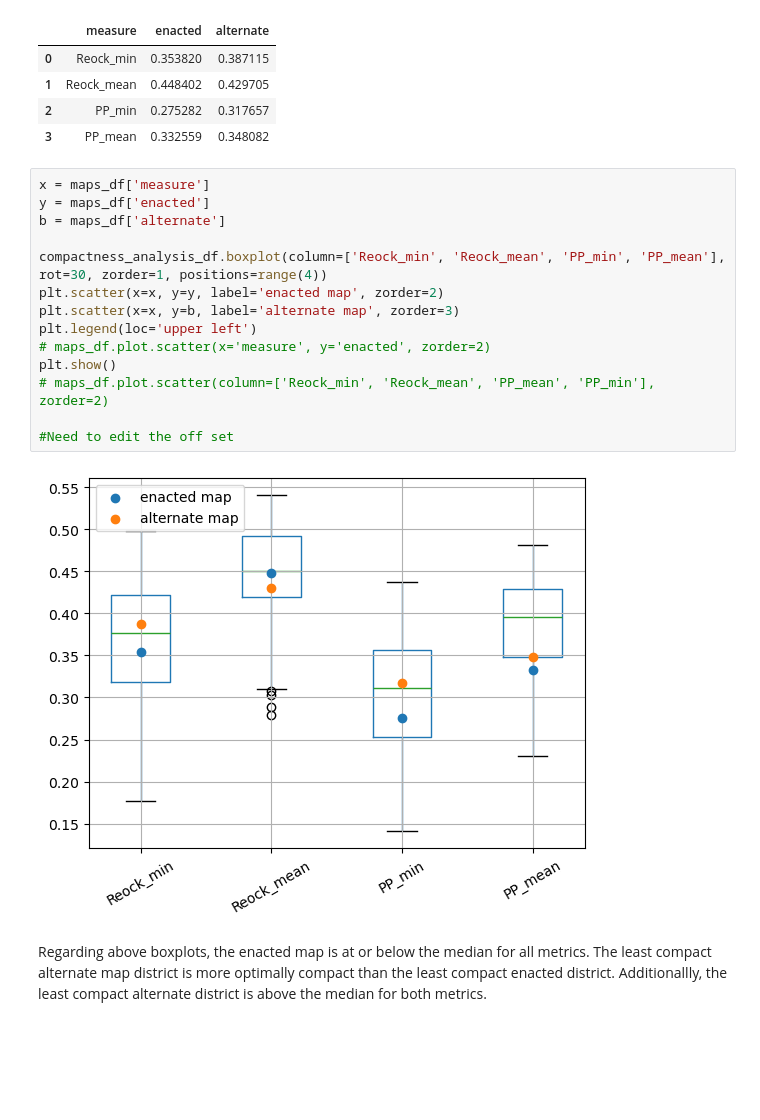
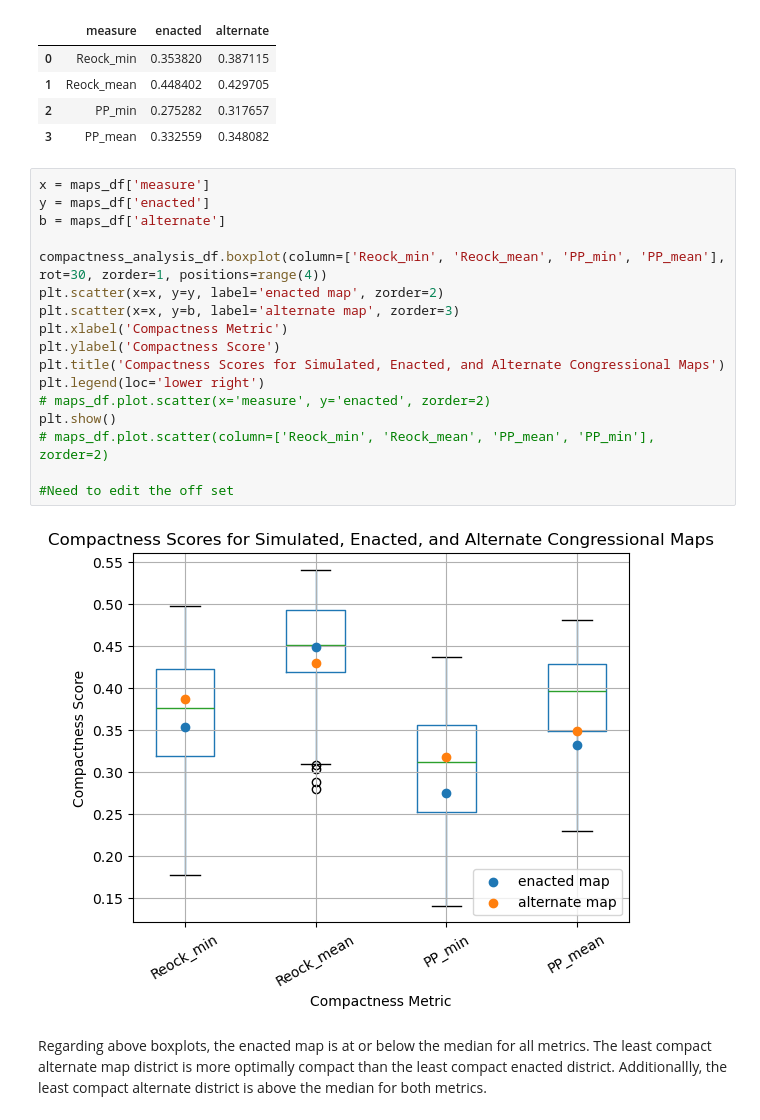
Before and after one commit to stefaniegwangphd/ia-redistricting, a Jupyter notebook: compactness_eval_test.ipynb, the cells around one changed output. Saved outputs shown, nothing was run; the diff lists cells and outputs as text; blank space fills up the shorter version.

```diff
--- a/compactness_eval_test.ipynb
+++ b/compactness_eval_test.ipynb
@@ -155,18 +155,21 @@ maps_df
 # %%
 x = maps_df['measure']
 y = maps_df['enacted']
 b = maps_df['alternate']
 
 compactness_analysis_df.boxplot(column=['Reock_min', 'Reock_mean', 'PP_min', 'PP_mean'], rot=30, zorder=1, positions=range(4))
 plt.scatter(x=x, y=y, label='enacted map', zorder=2)
 plt.scatter(x=x, y=b, label='alternate map', zorder=3)
-plt.legend(loc='upper left')
+plt.xlabel('Compactness Metric')
+plt.ylabel('Compactness Score')
+plt.title('Compactness Scores for Simulated, Enacted, and Alternate Congressional Maps')
+plt.legend(loc='lower right')
 # maps_df.plot.scatter(x='measure', y='enacted', zorder=2)
 plt.show()
 # maps_df.plot.scatter(column=['Reock_min', 'Reock_mean', 'PP_mean', 'PP_min'], zorder=2)
 
 #Need to edit the off set
 # %% [output]
-[figure, old version]
+[figure, new version]
 # %% [markdown]
 Regarding above boxplots, the enacted map is at or below the median for all metrics. The least compact alternate map district is more optimally compact than the least compact enacted district. Additionallly, the least compact alternate district is above the median for both metrics.
```
Also changed, not shown: parts of 2 cells of this notebook.
